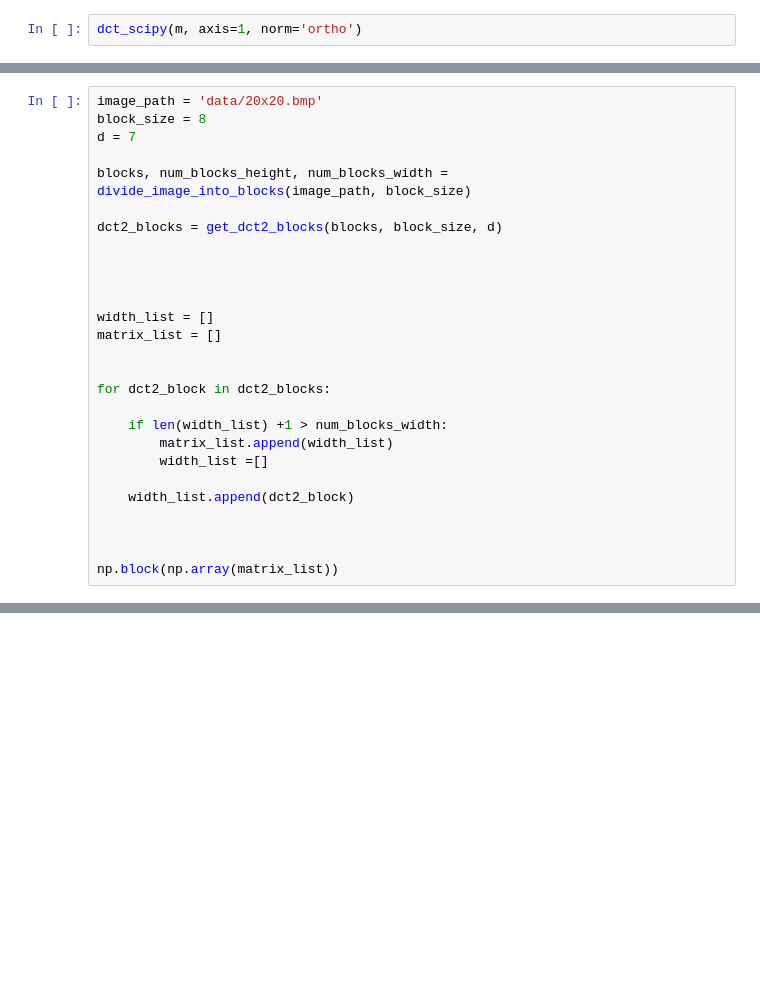
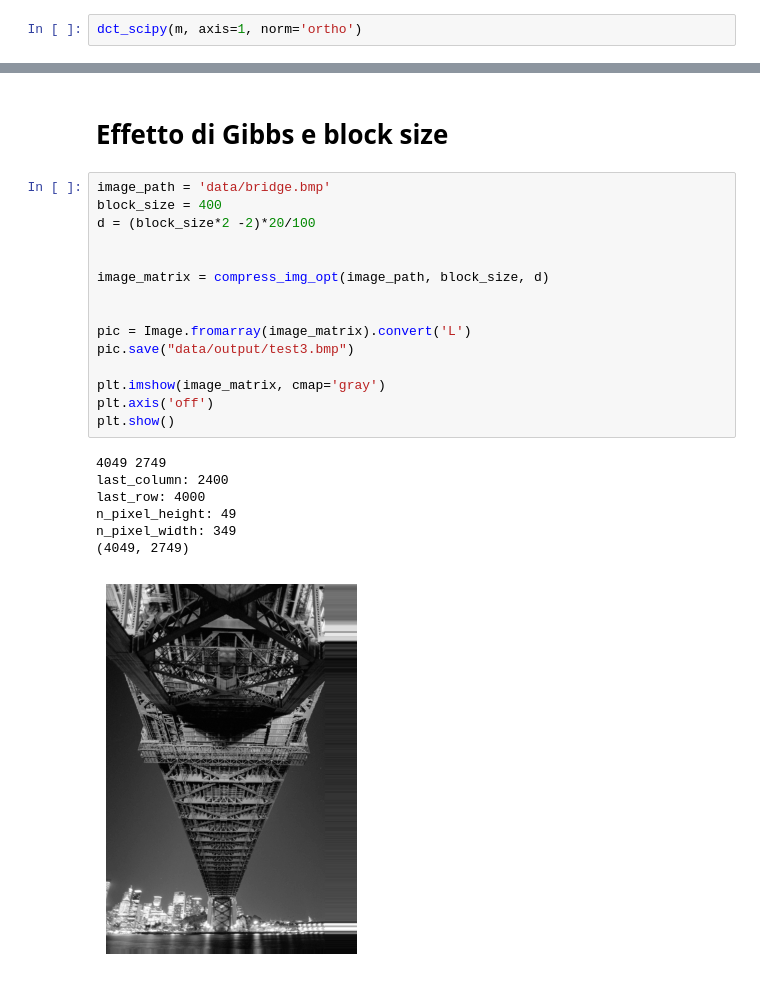
Before and after one commit to SamueleCrispino/discrete-cosine-transform-jpeg-compression, a Jupyter notebook: discrete_cosine_transform.ipynb, the cells around one changed output, grey strips where cells are left out. Drawn from its saved outputs; the diff is of its cells as text; blank space fills up the shorter version.

```diff
--- a/discrete_cosine_transform.ipynb
+++ b/discrete_cosine_transform.ipynb
@@ -370,28 +393 @@ lista
-# %%
-image_path = 'data/20x20.bmp'
-block_size = 8
-d = 7
-
-blocks, num_blocks_height, num_blocks_width = divide_image_into_blocks(image_path, block_size)
-
-dct2_blocks = get_dct2_blocks(blocks, block_size, d)
-
-
-
-
-width_list = []
-matrix_list = []
-
-
-for dct2_block in dct2_blocks:
-
-    if len(width_list) +1 > num_blocks_width:
-        matrix_list.append(width_list)
-        width_list =[]
-
-    width_list.append(dct2_block)
-
-
-
-np.block(np.array(matrix_list))
 # %%
@@ -403,0 +467,25 @@ support_matrix
+# %% [markdown]
+# Effetto di Gibbs e block size
+# %%
+image_path = 'data/bridge.bmp'
+block_size = 400
+d = (block_size*2 -2)*20/100
+
+
+image_matrix = compress_img_opt(image_path, block_size, d)
+
+
+pic = Image.fromarray(image_matrix).convert('L')
+pic.save("data/output/test3.bmp")
+
+plt.imshow(image_matrix, cmap='gray')
+plt.axis('off')
+plt.show()
+# %% [output]
+4049 2749
+last_column: 2400
+last_row: 4000
+n_pixel_height: 49
+n_pixel_width: 349
+(4049, 2749)
+[figure, added]
```
Also changed, not shown: parts of 17 cells of this notebook.
